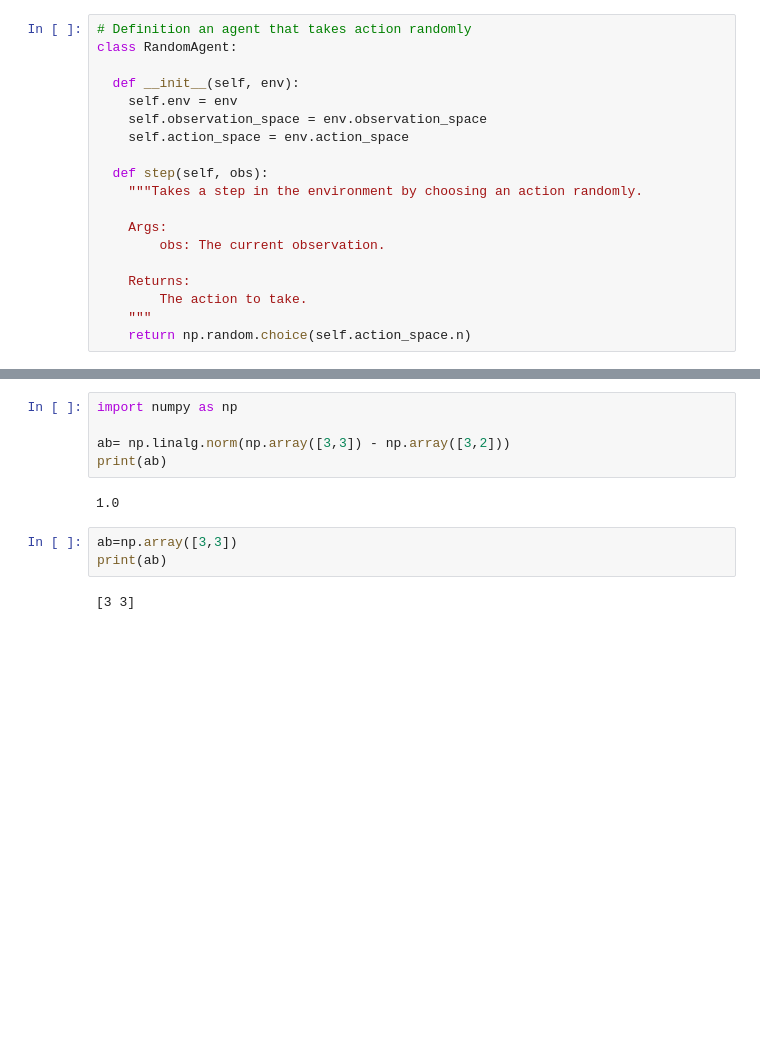
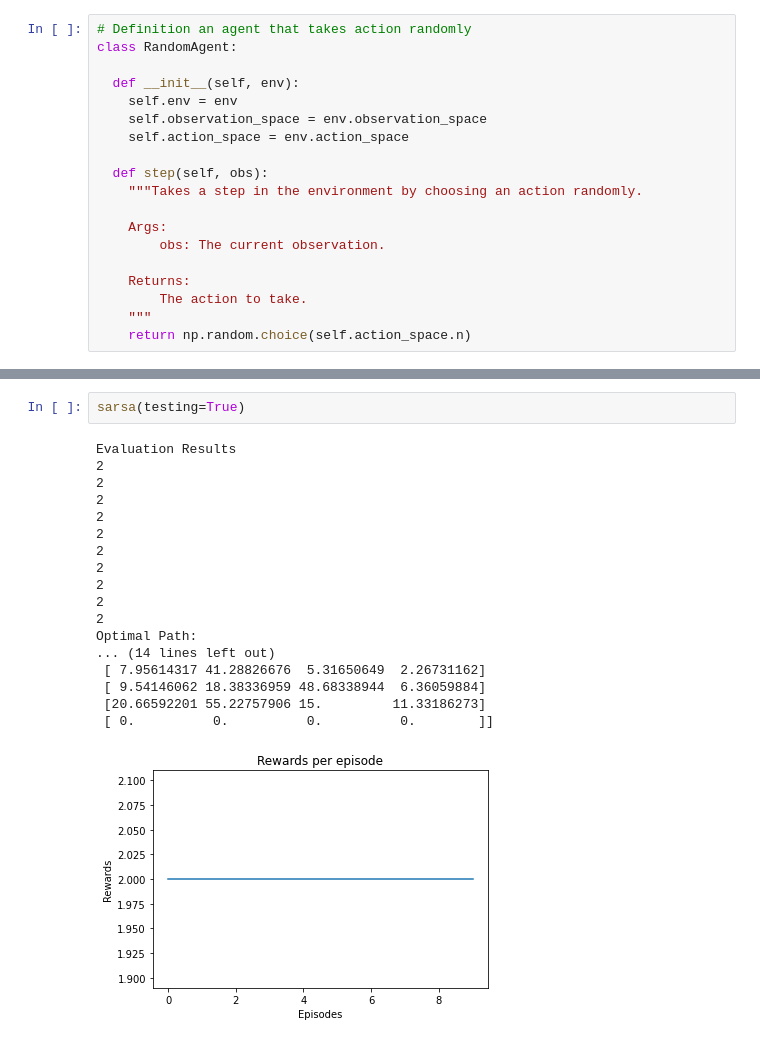
Before and after one commit to UBCSE-ngupta22/CSE574_Assign3, a Jupyter notebook: try.ipynb, the cells around one changed output, grey strips where cells are left out. Saved outputs shown, nothing was run; the diff lists cells and outputs as text; blank space fills up the shorter version.

```diff
--- a/try.ipynb
+++ b/try.ipynb
@@ -379,12 +341,21 @@ IndexError: only integers, slices (`:`), ellipsis (`...`), numpy.newaxis (`None`
-# %%
-import numpy as np
-
-ab= np.linalg.norm(np.array([3,3]) - np.array([3,2]))
-print(ab)
-# %% [output]
-1.0
-# %%
-ab=np.array([3,3])
-print(ab)
-# %% [output]
-[3 3]
+# %%
+sarsa(testing=True)
+# %% [output]
+Evaluation Results
+2
+2
+2
+2
+2
+2
+2
+2
+2
+2
+Optimal Path:
+... (14 lines left out)
+ [ 7.95614317 41.28826676  5.31650649  2.26731162]
+ [ 9.54146062 18.38336959 48.68338944  6.36059884]
+ [20.66592201 55.22757906 15.         11.33186273]
+ [ 0.          0.          0.          0.        ]]
+[figure, added]
```
Also changed, not shown: parts of 7 cells of this notebook, 1 other file.
